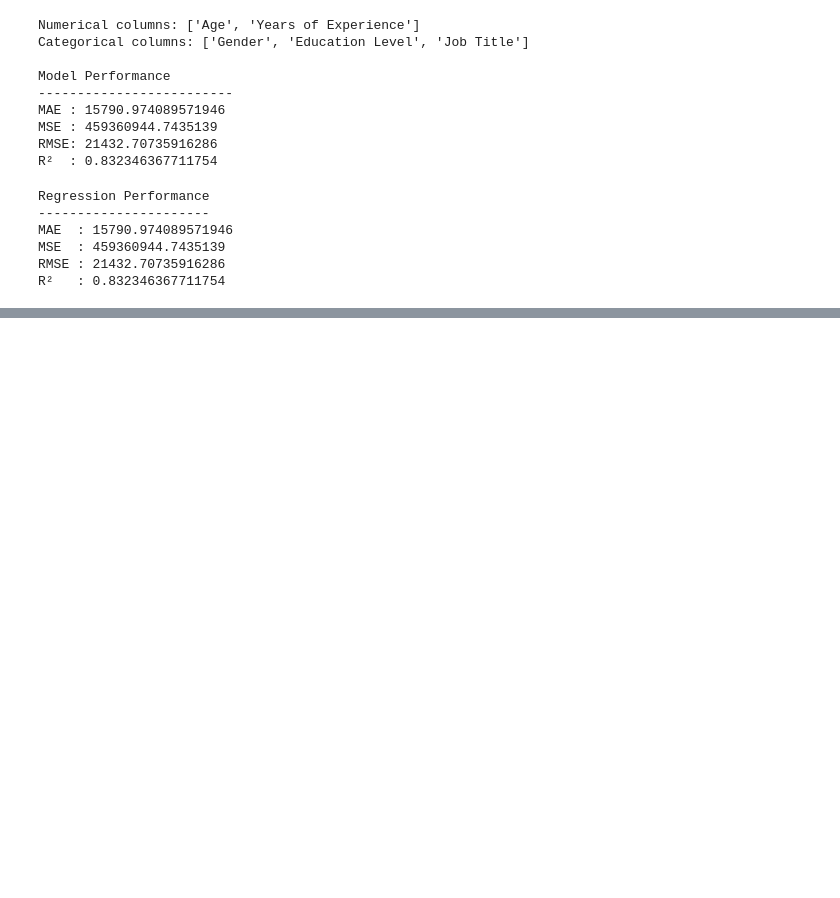
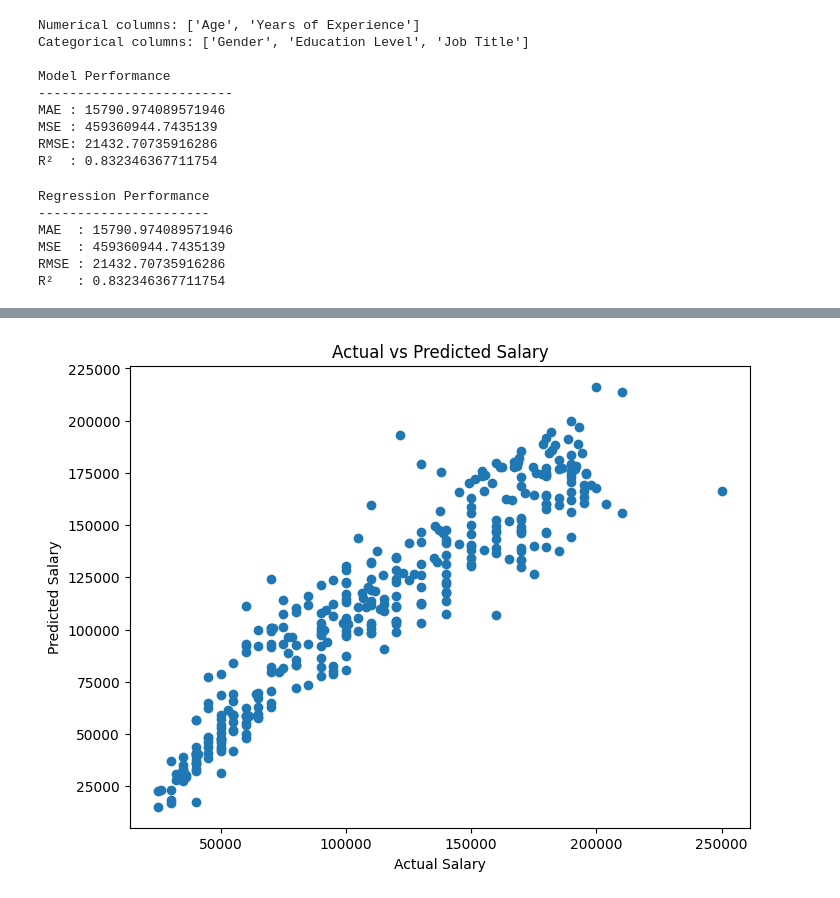
Before and after one commit to lalit2909/Multimodal-RAG-updated-with-agentic-AI, a Jupyter notebook: SalaryPrediction.ipynb, the cells around one changed output, grey strips where cells are left out. Saved outputs shown, nothing was run; the diff lists cells and outputs as text; code cells hidden in the pictures; blank space fills up the shorter version.

```diff
--- a/SalaryPrediction.ipynb
+++ b/SalaryPrediction.ipynb
@@ -469,0 +476,6 @@ from sklearn.metrics import confusion_matrix, classification_report
+# %%
+numerical_cols = X.select_dtypes(include=['int64', 'float64']).columns
+categorical_cols = X.select_dtypes(include=['object']).columns
+
+print("Numerical columns:", numerical_cols.tolist())
+print("Categorical columns:", categorical_cols.tolist())
@@ -469,0 +513,8 @@ from sklearn.metrics import confusion_matrix, classification_report
+# %%
+from sklearn.linear_model import LinearRegression
+
+model = LinearRegression()
+
+model.fit(X_train_encoded, y_train)
+
+print("Linear Regression model trained successfully!")
@@ -469,0 +677,17 @@ from sklearn.metrics import confusion_matrix, classification_report
+# %%
+from sklearn.metrics import mean_absolute_error, mean_squared_error, r2_score
+import numpy as np
+
+y_pred = model.predict(X_test_encoded)
+
+mae = mean_absolute_error(y_test, y_pred)
+mse = mean_squared_error(y_test, y_pred)
+rmse = np.sqrt(mse)
+r2 = r2_score(y_test, y_pred)
+
+print("Model Evaluation")
+print("-------------------------")
+print("MAE  :", mae)
+print("MSE  :", mse)
+print("RMSE :", rmse)
+print("R²   :", r2)
@@ -469,0 +736,14 @@ from sklearn.metrics import confusion_matrix, classification_report
+# %%
+import matplotlib.pyplot as plt
+
+plt.figure(figsize=(8,6))
+
+plt.scatter(y_test, y_pred)
+
+plt.xlabel("Actual Salary")
+plt.ylabel("Predicted Salary")
+plt.title("Actual vs Predicted Salary")
+
+plt.show()
+# %% [output]
+[figure, added]
```
Also changed, not shown: parts of 28 cells of this notebook.
